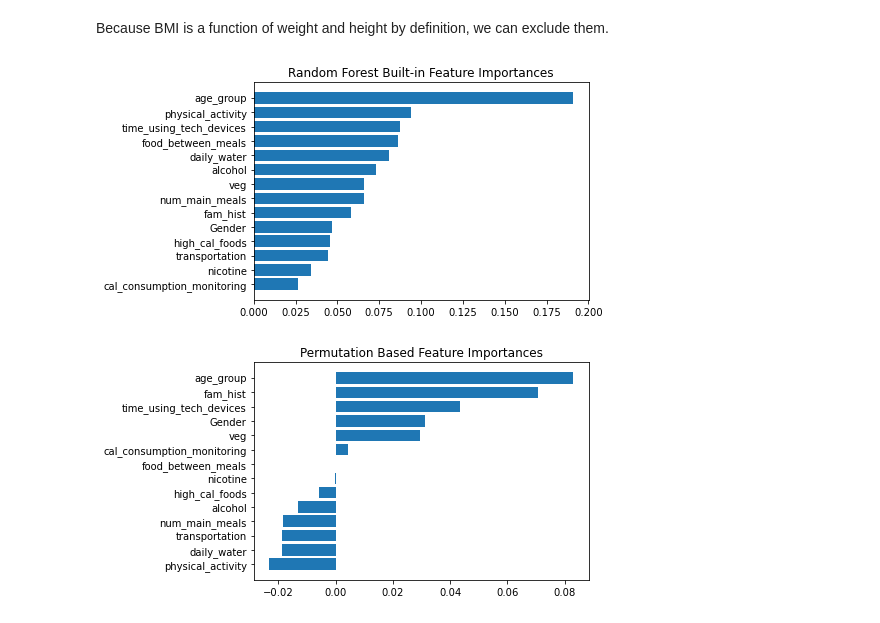
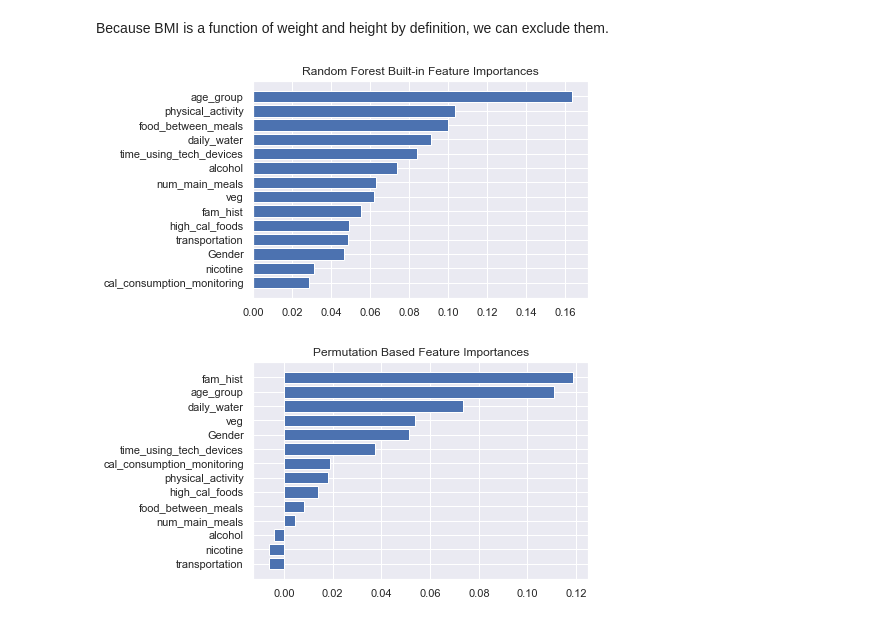
Before and after one commit to eliepark/Obesity-Prediction, a Jupyter notebook: Obesity.ipynb, the cells around one changed output. Cells and saved outputs as stored; diff of their text form; code cells hidden in the pictures.

```diff
--- a/Obesity.ipynb
+++ b/Obesity.ipynb
@@ -394,0 +595,9 @@ There seems to be no other correlations that stand out, but we should also consi
+# %%
+nbf=sns.catplot(x='num_main_meals', y='BMI', hue='food_between_meals', data=df, kind='swarm', s=4);
+nbf.fig.suptitle('Number of Main Meals vs. BMI vs. Food Between Meals of '+ str(len(df)) + ' Individuals in Latin America', fontsize=12)
+nbf._legend.set_title('Food Between Meals')
+nbf.set_axis_labels('Number of Main Meals', 'Height (cm)')
+for i in range(3):
+    nbf.set_xticklabels(dicts_col2['num_main_meals'].values())
+for i in range(4):
+    nbf._legend.texts[i].set_text(list(dict_col3.keys())[i])
@@ -438,2 +621,0 @@ We convert Age as such so that Random Forest can later be used:
-# %%
-df['age_group']=pd.qcut(df['Age'], q=5, labels=[0., 1., 2., 3., 4.])
@@ -449,6 +622,6 @@ df.head()
 # %%
 rows=[]
-cols=col2+col3+col4+['age_group', 'obesity_lvl']
+cols+=['obesity_lvl']
 for c1 in cols:
     col=[]
     for c2 in cols:
@@ -477,7 +650,6 @@ for col in set(col4)-set(['Gender', 'transportation']):
 
 df['Gender']=df['Gender'].map({'Female':0., 'Male':1.})
 df['transportation']=df['transportation'].map({'Automobile':0., 'Public_Transportation':1., 'Walking':2.})
-df['obesity_lvl']=df['obesity_lvl'].map({'Underweight':0., 'Normal_Weight':1., 'Overweight_Level_I':2., 'Overweight_Level_II':2., 'Obesity_Type_I':3., 'Obesity_Type_II':3., 'Obesity_Type_III':3.})
 # %%
 from sklearn.model_selection import train_test_split
 from sklearn.ensemble import RandomForestRegressor
@@ -508,10 +680,10 @@ def forest(indep, dep, kind='built-in'):
 Because BMI is a function of weight and height by definition, we can exclude them.
 # %%
 cols=['age_group']+col2+col3+col4
-forest(indep=cols, dep='obesity_lvl')
+forest(indep=cols, dep='new_obesity_lvl')
 # %% [output]
-[figure, old version]
+[figure, new version]
 # %%
-forest(indep=cols, dep='obesity_lvl', kind='perm')
+forest(indep=cols, dep='new_obesity_lvl', kind='perm')
 # %% [output]
-[figure, old version]
+[figure, new version]
```
Also changed, not shown: parts of 51 cells of this notebook.
